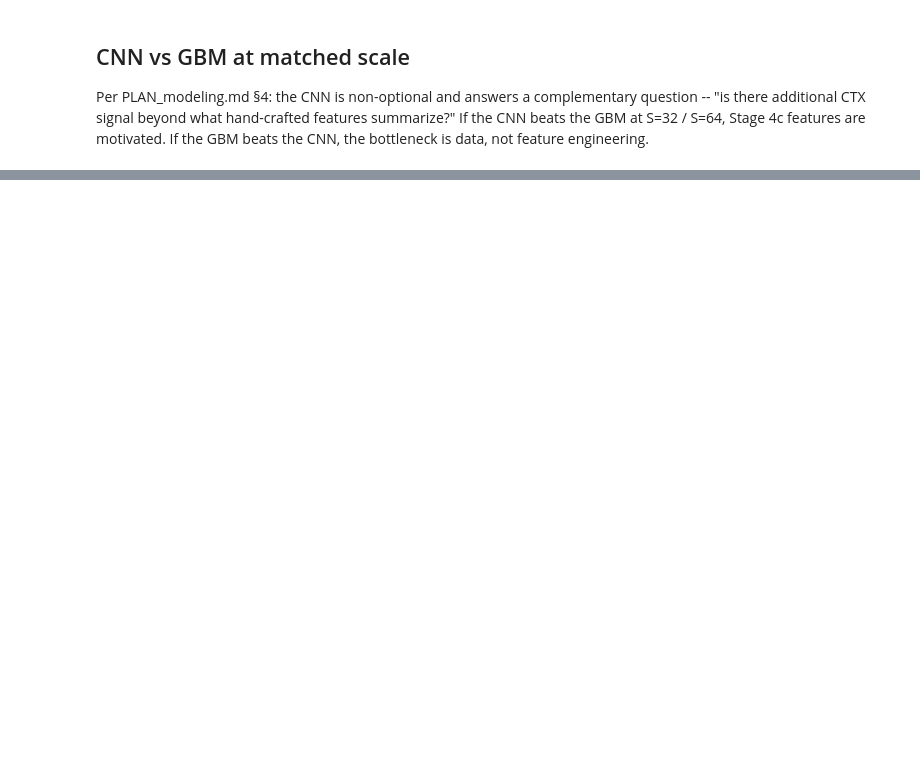
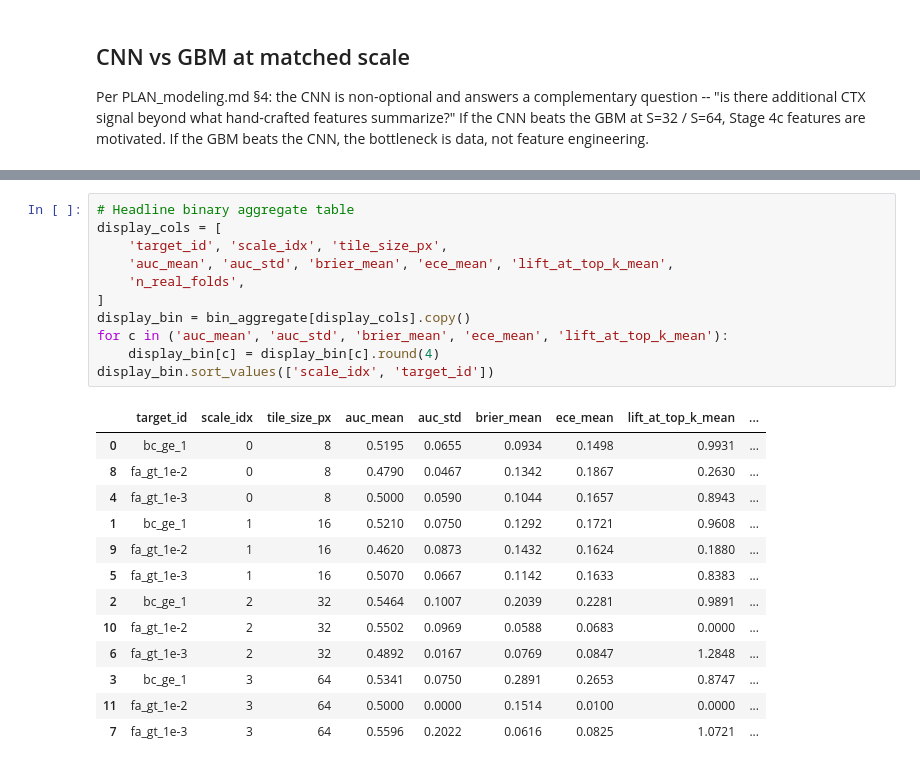
Before and after one commit to brianvamaro/hirise2ctx, a Jupyter notebook: notebooks/10_modeling_qa.ipynb, the cells around one changed output, grey strips where cells are left out. Drawn from its saved outputs; the diff is of its cells as text; blank space fills up the shorter version.

```diff
--- a/notebooks/10_modeling_qa.ipynb
+++ b/notebooks/10_modeling_qa.ipynb
@@ -377,0 +394,25 @@ lightgbm_log1p_huber            64           0.001996          0.075794
+# %%
+# Headline binary aggregate table
+display_cols = [
+    'target_id', 'scale_idx', 'tile_size_px',
+    'auc_mean', 'auc_std', 'brier_mean', 'ece_mean', 'lift_at_top_k_mean',
+    'n_real_folds',
+]
+display_bin = bin_aggregate[display_cols].copy()
+for c in ('auc_mean', 'auc_std', 'brier_mean', 'ece_mean', 'lift_at_top_k_mean'):
+    display_bin[c] = display_bin[c].round(4)
+display_bin.sort_values(['scale_idx', 'target_id'])
+# %% [output]
+|  | target_id | scale_idx | tile_size_px | auc_mean | auc_std | brier_mean | ece_mean | lift_at_top_k_mean | ... |
+| 0 | bc_ge_1 | 0 | 8 | 0.5195 | 0.0655 | 0.0934 | 0.1498 | 0.9931 | ... |
+| 8 | fa_gt_1e-2 | 0 | 8 | 0.4790 | 0.0467 | 0.1342 | 0.1867 | 0.2630 | ... |
+| 4 | fa_gt_1e-3 | 0 | 8 | 0.5000 | 0.0590 | 0.1044 | 0.1657 | 0.8943 | ... |
+| 1 | bc_ge_1 | 1 | 16 | 0.5210 | 0.0750 | 0.1292 | 0.1721 | 0.9608 | ... |
+| 9 | fa_gt_1e-2 | 1 | 16 | 0.4620 | 0.0873 | 0.1432 | 0.1624 | 0.1880 | ... |
+| 5 | fa_gt_1e-3 | 1 | 16 | 0.5070 | 0.0667 | 0.1142 | 0.1633 | 0.8383 | ... |
+| 2 | bc_ge_1 | 2 | 32 | 0.5464 | 0.1007 | 0.2039 | 0.2281 | 0.9891 | ... |
+| 10 | fa_gt_1e-2 | 2 | 32 | 0.5502 | 0.0969 | 0.0588 | 0.0683 | 0.0000 | ... |
+| 6 | fa_gt_1e-3 | 2 | 32 | 0.4892 | 0.0167 | 0.0769 | 0.0847 | 1.2848 | ... |
+| 3 | bc_ge_1 | 3 | 64 | 0.5341 | 0.0750 | 0.2891 | 0.2653 | 0.8747 | ... |
+| 11 | fa_gt_1e-2 | 3 | 64 | 0.5000 | 0.0000 | 0.1514 | 0.0100 | 0.0000 | ... |
+| 7 | fa_gt_1e-3 | 3 | 64 | 0.5596 | 0.2022 | 0.0616 | 0.0825 | 1.0721 | ... |
```
Also changed, not shown: parts of 21 cells of this notebook, 9 other files.
